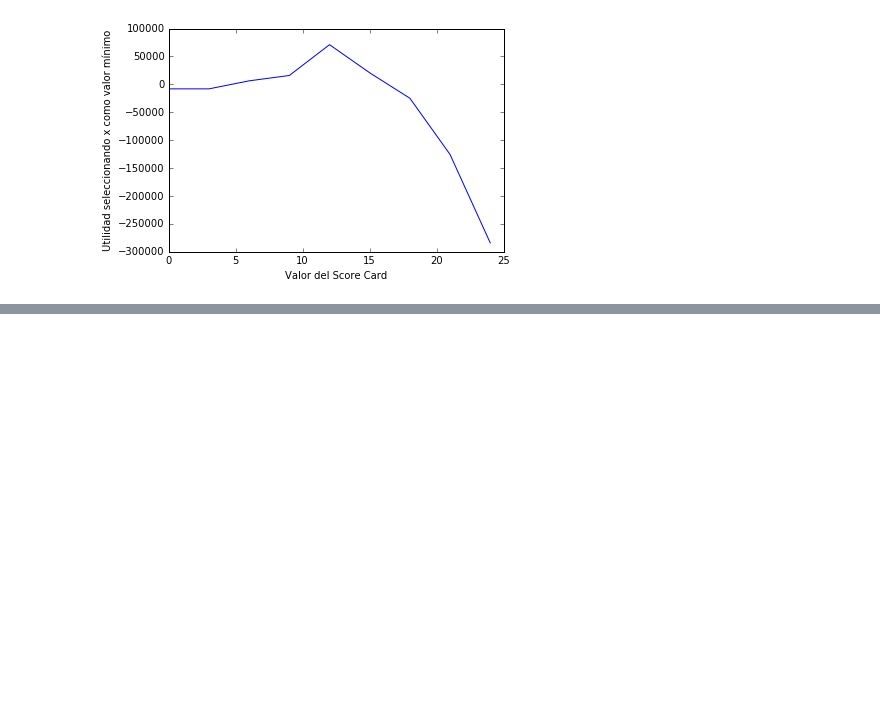
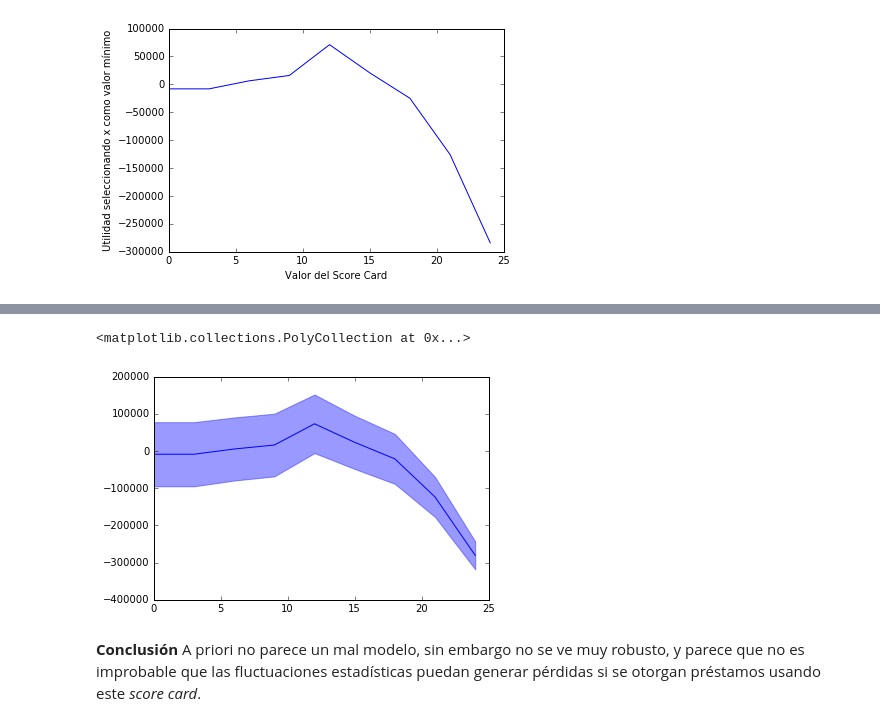
Before and after one commit to hackerschoolmty/Programa-Data-Science, a Jupyter notebook: 5.- Aprendizaje automático/5.- Sesión 1 Aprendizaje automático.ipynb, the cells around one changed output, grey strips where cells are left out. Saved outputs shown, nothing was run; the diff lists cells and outputs as text; code cells hidden in the pictures; blank space fills up the shorter version.

```diff
--- a/5.- Aprendizaje automático/5.- Sesión 1 Aprendizaje automático.ipynb
+++ b/5.- Aprendizaje automático/5.- Sesión 1 Aprendizaje automático.ipynb
@@ -328,0 +369,11 @@ plt.ylabel('Utilidad seleccionando x como valor mínimo')
+# %%
+bs_f = bootstrapped_utility()
+bs_df = DataFrame(bs_f)
+bs_df = bs_df.transpose()
+for n in range(0,100):
+    bs_f = bootstrapped_utility()
+    bs_df_tmp = DataFrame(bs_f)
+    bs_df_tmp = bs_df_tmp.transpose()
+    bs_df.loc[n]=bs_df_tmp.loc[0]
+bs_results=bs_df.describe()
+bs_results
@@ -328,0 +390,12 @@ plt.ylabel('Utilidad seleccionando x como valor mínimo')
+# %%
+bs_mean = bs_results.loc['mean',]
+bs_std = bs_results.loc['std',]
+plt.plot(score_card_range[:(len(bs_mean))], bs_mean, 'k', color='blue')
+plt.fill_between(score_card_range[:(len(bs_mean))], bs_mean-bs_std, bs_mean+bs_std,
+    alpha=0.4, edgecolor='blue', facecolor='blue')
+# %% [output]
+<matplotlib.collections.PolyCollection at 0x...>
+[figure, added]
+# %% [markdown]
+**Conclusión**
+A priori no parece un mal modelo, sin embargo no se ve muy robusto, y parece que no es improbable que las fluctuaciones estadísticas puedan generar pérdidas si se otorgan préstamos usando este _score card_.
```
Also changed, not shown: parts of 4 cells of this notebook.
